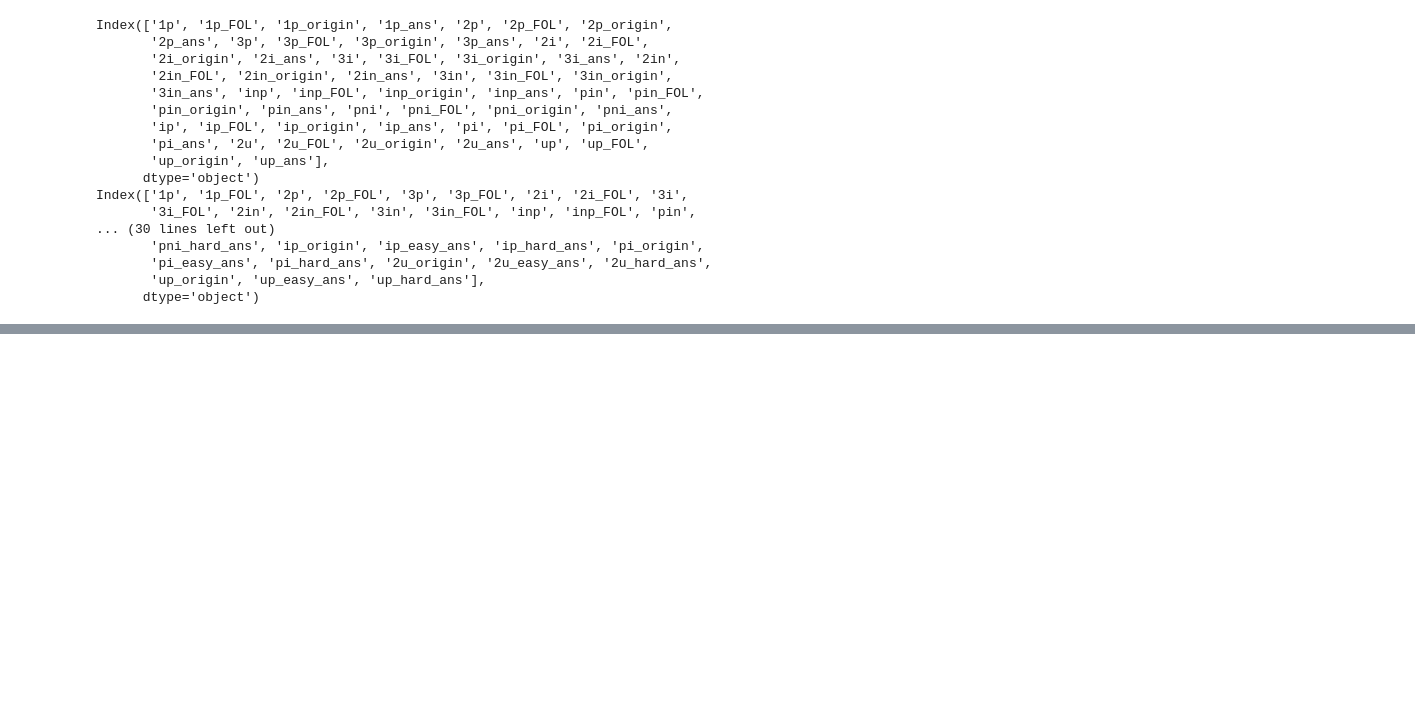
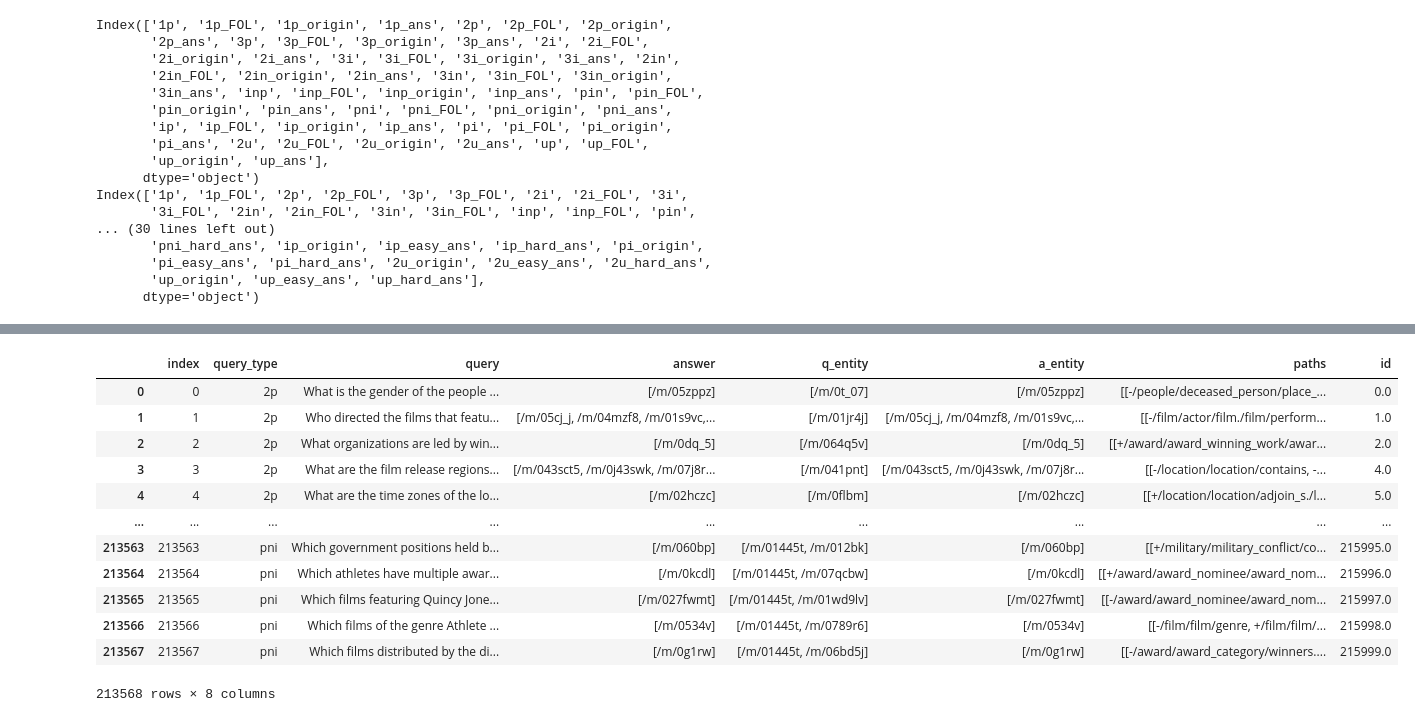
Before and after one commit to MINJIK01/QueryGenerator, a Jupyter notebook: data_check.ipynb, the cells around one changed output, grey strips where cells are left out. Drawn from its saved outputs; the diff is of its cells as text; code cells hidden in the pictures; blank space fills up the shorter version.

```diff
--- a/data_check.ipynb
+++ b/data_check.ipynb
@@ -254,0 +582,8 @@ formatted_path
+# %%
+# 원본 NL 데이터
+nls = pd.concat([train_nl['nl'], valid_nl['nl'], test_nl['nl'], made_nl['query']])
+nls.drop_duplicates(inplace=True)
+nls = pd.DataFrame(nls)
+nls.reset_index(inplace=True)
+nls.columns = ["id", "query"]
+nls
@@ -254,0 +623,5 @@ formatted_path
+# %%
+add_nl.reset_index(drop=True, inplace=True)
+add_nl = add_nl.iloc[add_nl['query'].drop_duplicates().index, :]
+add_nl.reset_index(drop=True, inplace=True)
+add_nl
@@ -254,0 +653,7 @@ formatted_path
+# %%
+# 교집합 구하기 (두 데이터프레임에 모두 있는 데이터)
+overlap_data = add_nl.merge(nls, on="query", how='inner')
+
+print("두 데이터프레임에 모두 있는 데이터:")
+print(overlap_data['id_x'].tolist())
+overlap_data
@@ -254,0 +664,4 @@ formatted_path
+# %%
+add_nl.loc[:, 'id'] = add_nl.loc[:, 'id'].astype(float)
+add_nl.loc[:, 'id'] = add_nl.loc[:, 'id'].apply(lambda x: None if x in overlap_data['id_x'].tolist() else x)
+add_nl
@@ -254,0 +684,20 @@ formatted_path
+# %%
+add_nl = add_nl.copy()
+add_nl.dropna(inplace=True)
+add_nl.reset_index(drop=True, inplace=True)
+add_nl.reset_index(inplace=True)
+add_nl
+# %% [output]
+|  | index | query_type | query | answer | q_entity | a_entity | paths | id |
+| 0 | 0 | 2p | What is the gender of the people ... | [/m/05zppz] | [/m/0t_07] | [/m/05zppz] | [[-/people/deceased_person/place_... | 0.0 |
+| 1 | 1 | 2p | Who directed the films that featu... | [/m/05cj_j, /m/04mzf8, /m/01s9vc,... | [/m/01jr4j] | [/m/05cj_j, /m/04mzf8, /m/01s9vc,... | [[-/film/actor/film./film/perform... | 1.0 |
+| 2 | 2 | 2p | What organizations are led by win... | [/m/0dq_5] | [/m/064q5v] | [/m/0dq_5] | [[+/award/award_winning_work/awar... | 2.0 |
+| 3 | 3 | 2p | What are the film release regions... | [/m/043sct5, /m/0j43swk, /m/07j8r... | [/m/041pnt] | [/m/043sct5, /m/0j43swk, /m/07j8r... | [[-/location/location/contains, -... | 4.0 |
+| 4 | 4 | 2p | What are the time zones of the lo... | [/m/02hczc] | [/m/0flbm] | [/m/02hczc] | [[+/location/location/adjoin_s./l... | 5.0 |
+| ... | ... | ... | ... | ... | ... | ... | ... | ... |
+| 213563 | 213563 | pni | Which government positions held b... | [/m/060bp] | [/m/01445t, /m/012bk] | [/m/060bp] | [[+/military/military_conflict/co... | 215995.0 |
+| 213564 | 213564 | pni | Which athletes have multiple awar... | [/m/0kcdl] | [/m/01445t, /m/07qcbw] | [/m/0kcdl] | [[+/award/award_nominee/award_nom... | 215996.0 |
+| 213565 | 213565 | pni | Which films featuring Quincy Jone... | [/m/027fwmt] | [/m/01445t, /m/01wd9lv] | [/m/027fwmt] | [[-/award/award_nominee/award_nom... | 215997.0 |
+| 213566 | 213566 | pni | Which films of the genre Athlete ... | [/m/0534v] | [/m/01445t, /m/0789r6] | [/m/0534v] | [[-/film/film/genre, +/film/film/... | 215998.0 |
+| 213567 | 213567 | pni | Which films distributed by the di... | [/m/0g1rw] | [/m/01445t, /m/06bd5j] | [/m/0g1rw] | [[-/award/award_category/winners.... | 215999.0 |
+213568 rows × 8 columns
```
Also changed, not shown: parts of 61 cells of this notebook, 7 other files.
